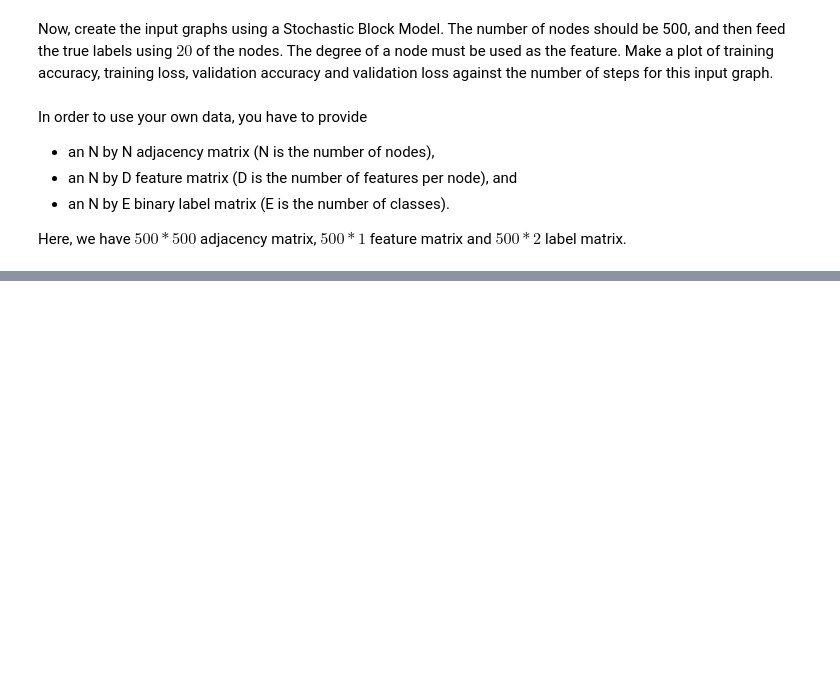
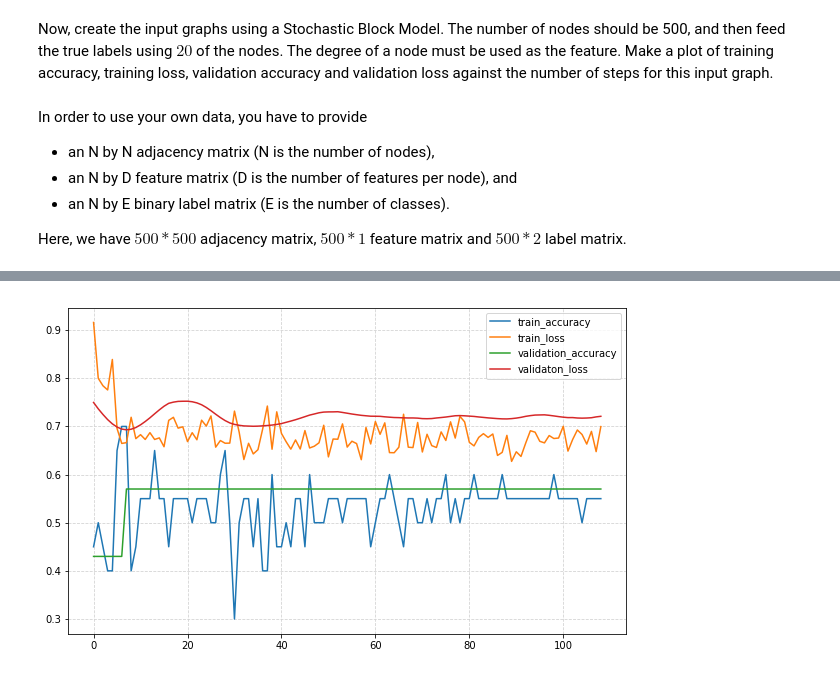
Before and after one commit to Richard-Hendricks/UIUC-Fall-2017, a Jupyter notebook: IE_532/Exercises/gcn/Exercise_GCN.ipynb, the cells around one changed output, grey strips where cells are left out. Saved outputs shown, nothing was run; the diff lists cells and outputs as text; code cells hidden in the pictures; blank space fills up the shorter version.

```diff
--- a/IE_532/Exercises/gcn/Exercise_GCN.ipynb
+++ b/IE_532/Exercises/gcn/Exercise_GCN.ipynb
@@ -665,4 +712,2 @@ for i in range(500):
 
 #--------------------------------------------#
-# %%
-adj, features, y_train, y_val, y_test, train_mask, val_mask, test_mask = load_data(FLAGS.dataset)
@@ -777,0 +811,12 @@ adj, features, y_train, y_val, y_test, train_mask, val_mask, test_mask = load_da
+# %%
+import matplotlib.pyplot as plt
+fig, ax = plt.subplots(figsize = (10, 6))
+plt.plot(train_accuracy,label = 'train_accuracy')
+plt.plot(train_loss,label = 'train_loss')
+plt.plot(validation_accuracy, label='validation_accuracy')
+plt.plot(validation_loss,label='validaton_loss')
+plt.legend()
+plt.grid(color = 'lightgray', linestyle = '--')
+plt.show()
+# %% [output]
+[figure, added]
```
Also changed, not shown: parts of 14 cells of this notebook.
